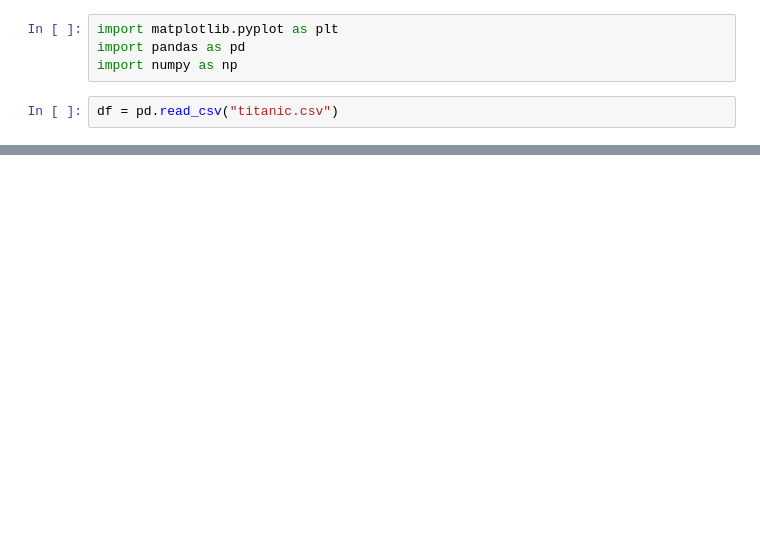
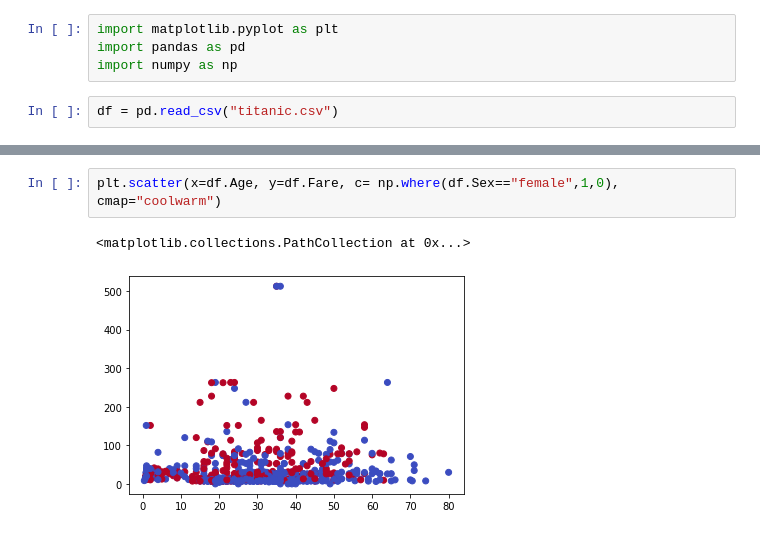
Before and after one commit to JumpingSquid/py_tutorial, a Jupyter notebook: 02_matplotlib.ipynb, the cells around one changed output, grey strips where cells are left out. Drawn from its saved outputs; the diff is of its cells as text; blank space fills up the shorter version.

```diff
--- a/02_matplotlib.ipynb
+++ b/02_matplotlib.ipynb
@@ -37,0 +52,5 @@ plt.scatter(x=df.Age, y=df.Fare)
+# %%
+plt.scatter(x=df.Age, y=df.Fare, c= np.where(df.Sex=="female",1,0), cmap="coolwarm")
+# %% [output]
+<matplotlib.collections.PathCollection at 0x...>
+[figure, added]
```
Also changed, not shown: parts of 9 cells of this notebook.
